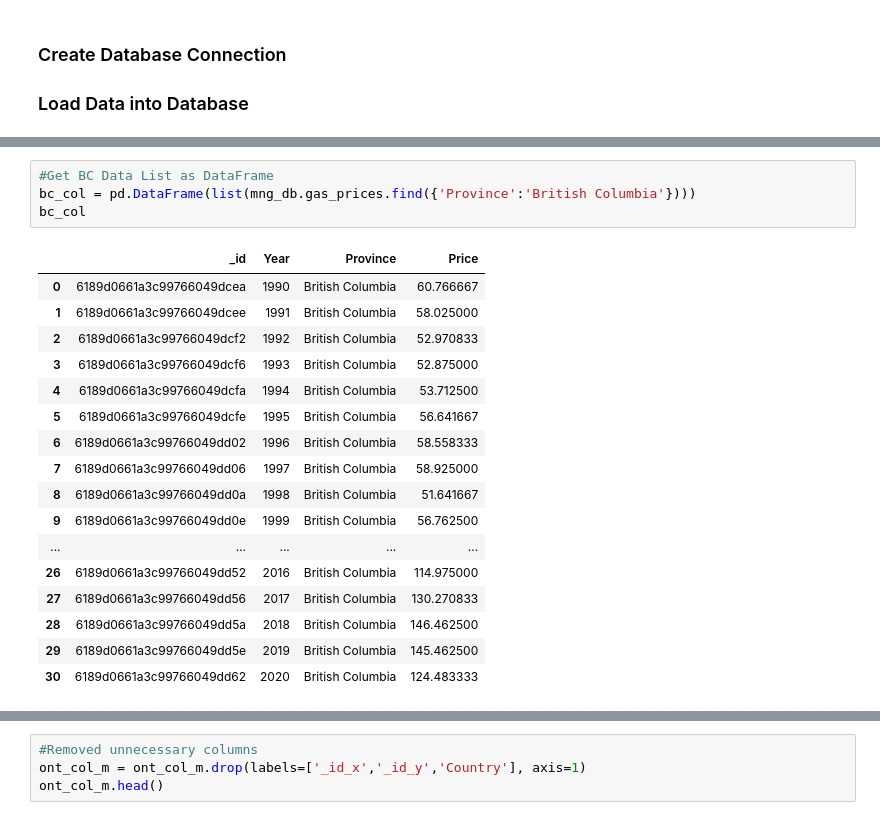
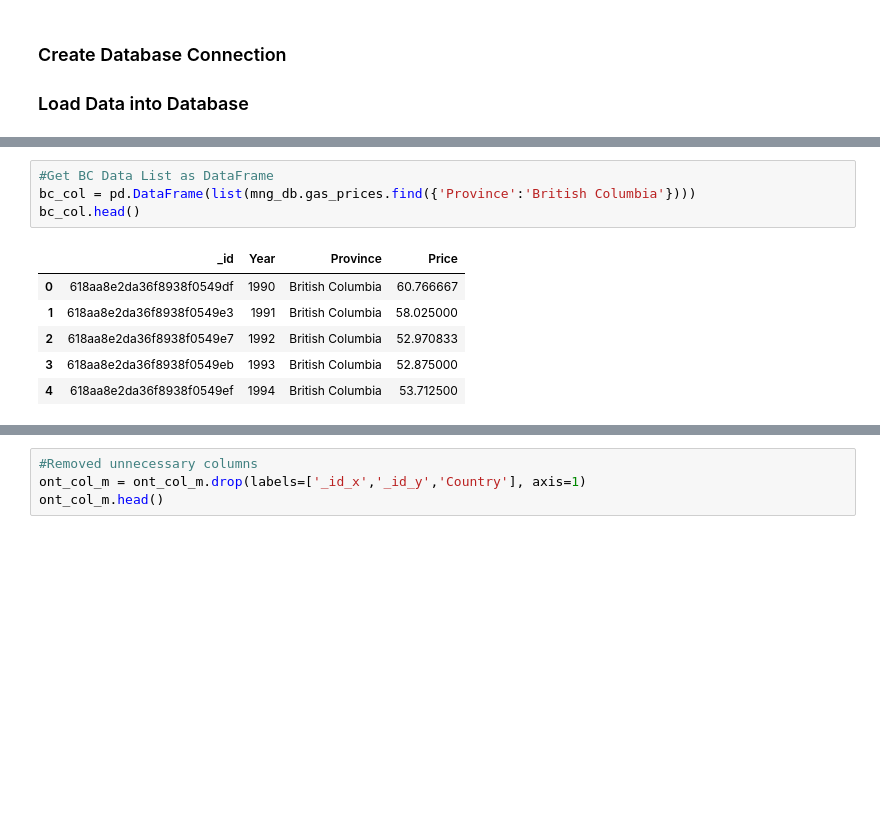
Before and after one commit to SherryKennedy/ETL-CO2_vs_Gas_Prices, a Jupyter notebook: Data_to_Mongo.ipynb, the cells around one changed output, grey strips where cells are left out. Saved outputs shown, nothing was run; the diff lists cells and outputs as text; blank space fills up the shorter version.

```diff
--- a/Data_to_Mongo.ipynb
+++ b/Data_to_Mongo.ipynb
@@ -71,25 +62,14 @@ ont_col
 # %%
 #Get BC Data List as DataFrame
 bc_col = pd.DataFrame(list(mng_db.gas_prices.find({'Province':'British Columbia'})))
-bc_col
+bc_col.head()
 # %% [output]
 |  | _id | Year | Province | Price |
-| 0 | 6189d0661a3c99766049dcea | 1990 | British Columbia | 60.766667 |
-| 1 | 6189d0661a3c99766049dcee | 1991 | British Columbia | 58.025000 |
-| 2 | 6189d0661a3c99766049dcf2 | 1992 | British Columbia | 52.970833 |
-| 3 | 6189d0661a3c99766049dcf6 | 1993 | British Columbia | 52.875000 |
-| 4 | 6189d0661a3c99766049dcfa | 1994 | British Columbia | 53.712500 |
-| 5 | 6189d0661a3c99766049dcfe | 1995 | British Columbia | 56.641667 |
-| 6 | 6189d0661a3c99766049dd02 | 1996 | British Columbia | 58.558333 |
-| 7 | 6189d0661a3c99766049dd06 | 1997 | British Columbia | 58.925000 |
-| 8 | 6189d0661a3c99766049dd0a | 1998 | British Columbia | 51.641667 |
-| 9 | 6189d0661a3c99766049dd0e | 1999 | British Columbia | 56.762500 |
-| ... | ... | ... | ... | ... |
-| 26 | 6189d0661a3c99766049dd52 | 2016 | British Columbia | 114.975000 |
-| 27 | 6189d0661a3c99766049dd56 | 2017 | British Columbia | 130.270833 |
-| 28 | 6189d0661a3c99766049dd5a | 2018 | British Columbia | 146.462500 |
-| 29 | 6189d0661a3c99766049dd5e | 2019 | British Columbia | 145.462500 |
-| 30 | 6189d0661a3c99766049dd62 | 2020 | British Columbia | 124.483333 |
+| 0 | 618aa8e2da36f8938f0549df | 1990 | British Columbia | 60.766667 |
+| 1 | 618aa8e2da36f8938f0549e3 | 1991 | British Columbia | 58.025000 |
+| 2 | 618aa8e2da36f8938f0549e7 | 1992 | British Columbia | 52.970833 |
+| 3 | 618aa8e2da36f8938f0549eb | 1993 | British Columbia | 52.875000 |
+| 4 | 618aa8e2da36f8938f0549ef | 1994 | British Columbia | 53.712500 |
 # %%
 #Get Alberta Data List as DataFrame
 alb_col = pd.DataFrame(list(mng_db.gas_prices.find({'Province':'Alberta'})))
```
Also changed, not shown: parts of 35 cells of this notebook.
